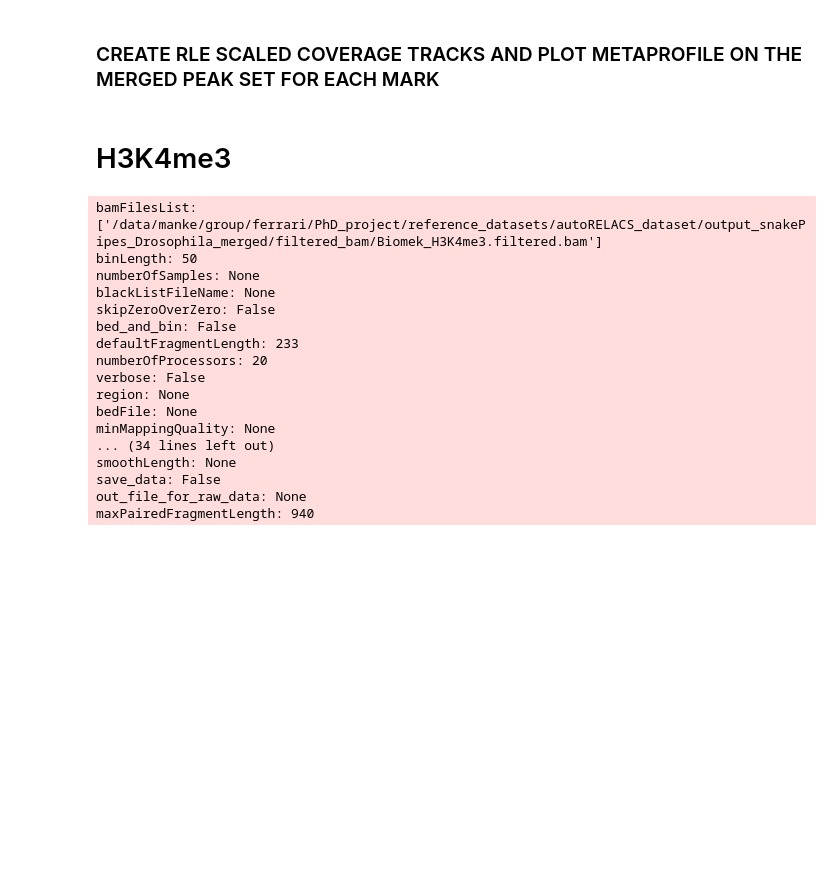
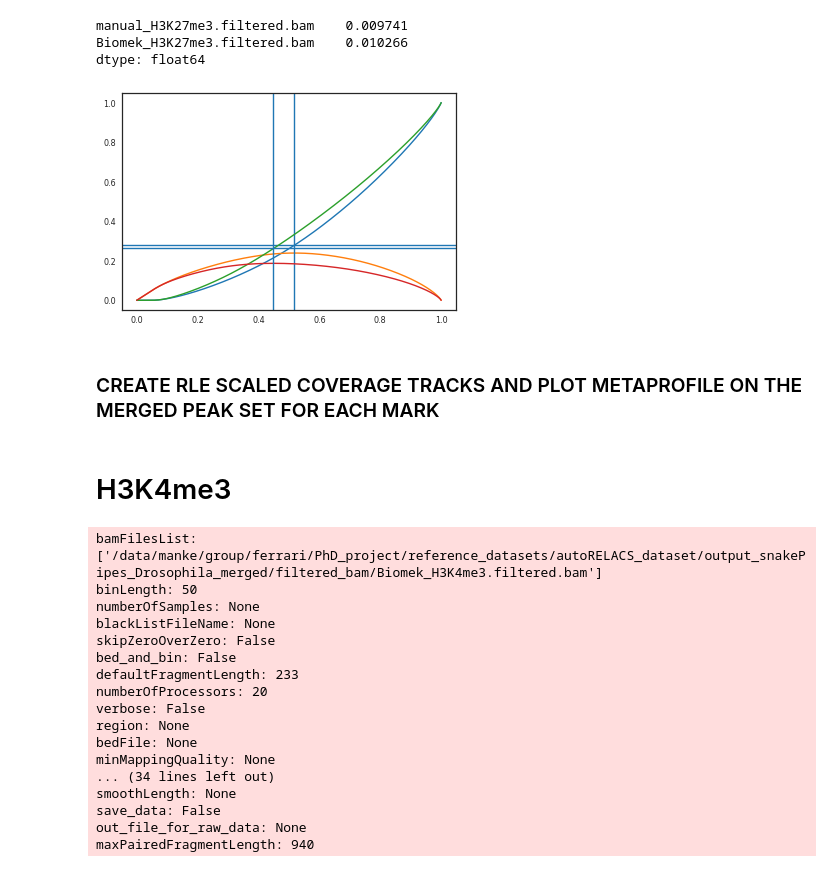
Before and after one commit to FrancescoFerrari88/AutoRELACS, a Jupyter notebook: figure_2/notebooks/2b_metaprofiles.ipynb, the cells around one changed output. Cells and saved outputs as stored; diff of their text form; code cells hidden in the pictures; blank space fills up the shorter version.

```diff
--- a/figure_2/notebooks/2b_metaprofiles.ipynb
+++ b/figure_2/notebooks/2b_metaprofiles.ipynb
@@ -140,3 +99,14 @@ dtype: float64
+# %%
+SNAKEPIPE_OUTDIR="/data/manke/group/ferrari/PhD_project/reference_datasets/autoRELACS_dataset/output_snakePipes_Drosophila_merged"
+BamPathsList_H3K27me3 = glob.glob(os.path.join(SNAKEPIPE_OUTDIR,"filtered_bam/*H3K27me3*.bam"))
+c_H3K27me3 = getCoverage(BamPathsList_H3K27me3)
+# %%
+getRLEFactors(c_H3K27me3, broad=True)/100
+# %% [output]
+manual_H3K27me3.filtered.bam    0.009741
+Biomek_H3K27me3.filtered.bam    0.010266
+dtype: float64
+[figure, added]
 # %% [markdown]
 ### CREATE RLE SCALED COVERAGE TRACKS AND PLOT METAPROFILE ON THE MERGED PEAK SET FOR EACH MARK
 # %% [markdown]
```
Also changed, not shown: parts of 20 cells of this notebook, 5 other files.
